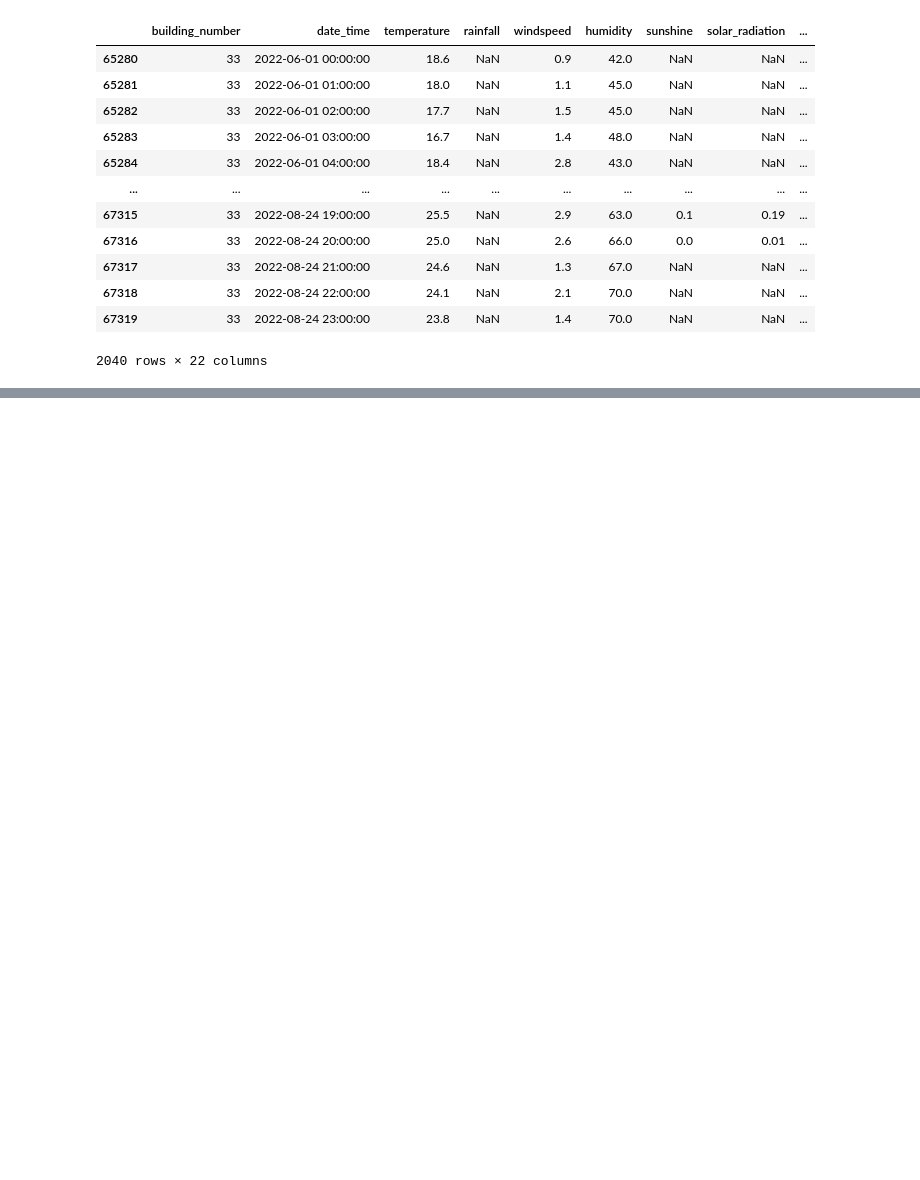
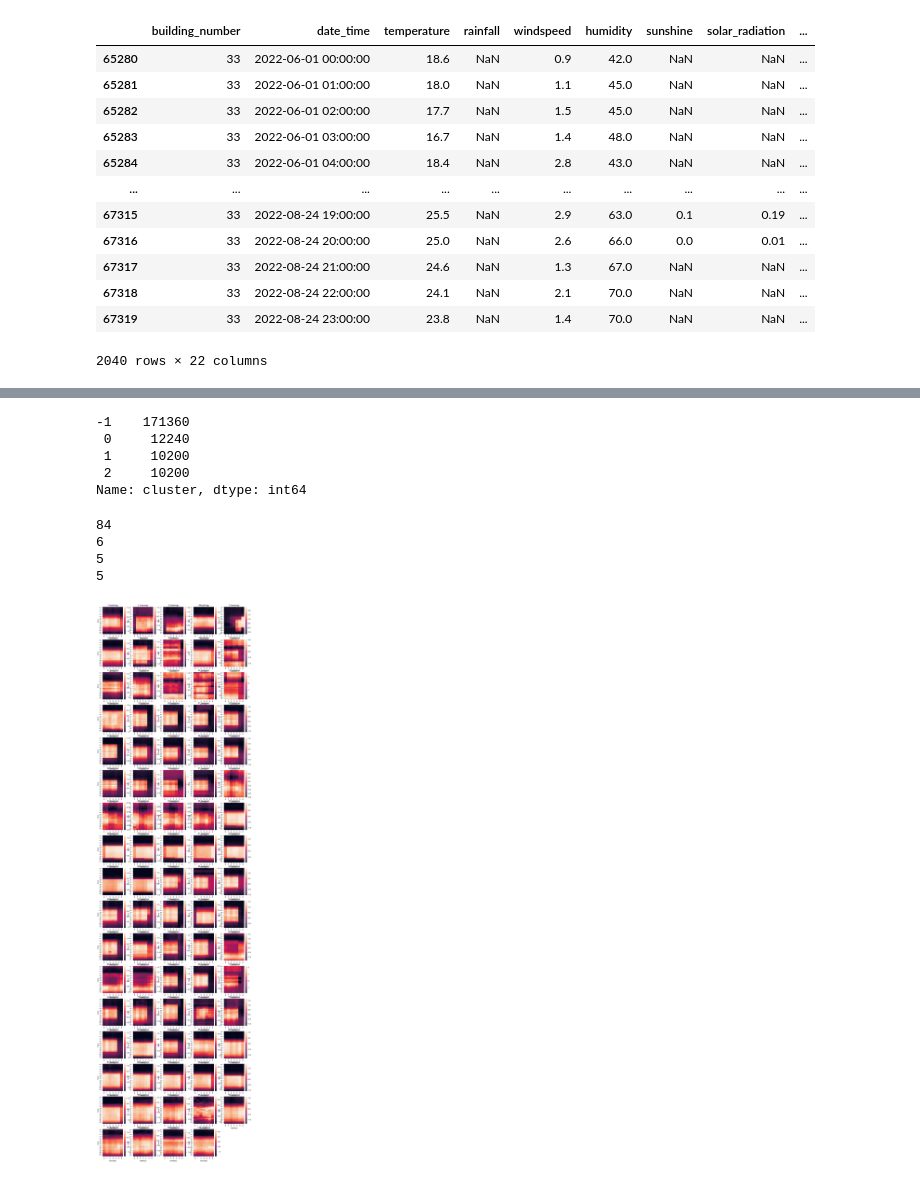
Before and after one commit to noweahc/energy, a Jupyter notebook: EDA.ipynb, the cells around one changed output, grey strips where cells are left out. Drawn from its saved outputs; the diff is of its cells as text; code cells hidden in the pictures; blank space fills up the shorter version.

```diff
--- a/EDA.ipynb
+++ b/EDA.ipynb
@@ -389,0 +595,40 @@ df_scale = pd.DataFrame(scaler.fit_transform(df), columns = data.columns)
+# %%
+train_cl = pd.merge(train, cl_df[['building_number','cluster']],how='left',on='building_number')
+# %%
+test_cl = test.copy()
+# %%
+for i in range(1, 101):
+    test_cl.loc[test_cl.building_number == i, 'cluster'] = (
+        train_cl.loc[train_cl.building_number == i, 'cluster'].max()
+    )
+# %%
+train_cl.cluster.value_counts()
+# %% [output]
+-1    171360
+ 0     12240
+ 1     10200
+ 2     10200
+Name: cluster, dtype: int64
+# %%
+db_m1 = list(train_cl.loc[train_cl.cluster == -1].building_number.unique())
+db_0 = list(train_cl.loc[train_cl.cluster == 0].building_number.unique())
+db_1 = list(train_cl.loc[train_cl.cluster == 1].building_number.unique())
+db_2 = list(train_cl.loc[train_cl.cluster == 2].building_number.unique())
+# %%
+print(len(db_m1))
+print(len(db_0))
+print(len(db_1))
+print(len(db_2))
+# %% [output]
+84
+6
+5
+5
+# %%
+fig = plt.figure(figsize = (15, 60))
+for i, n in enumerate(db_m1):
+  plt.subplot(18,5,i+1)
+  plt.title("{} heatmap".format(n))
+  sns.heatmap(train.loc[train.building_number == n].groupby(['weekday', 'hour'])['power_consumption'].mean().unstack().T)
+# %% [output]
+[figure, added]
```
Also changed, not shown: parts of 38 cells of this notebook.
